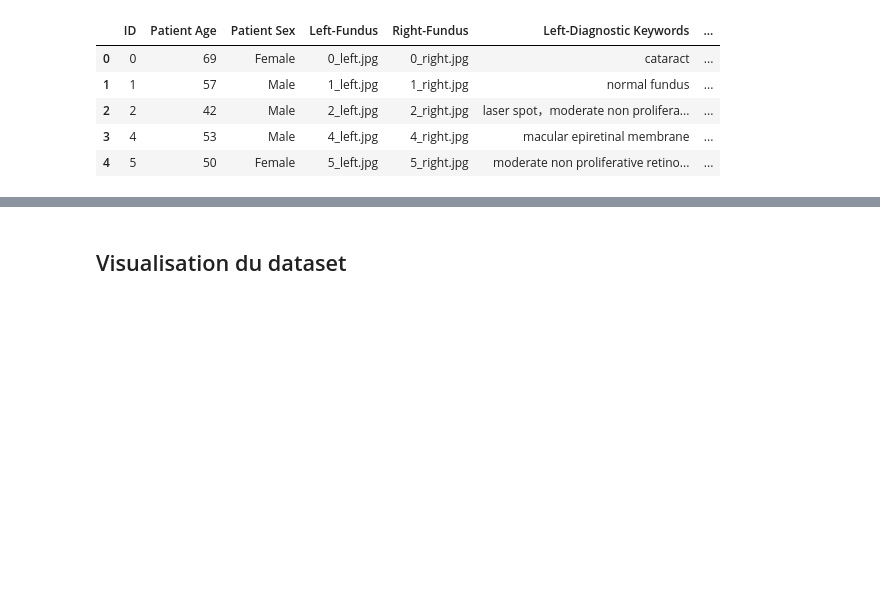
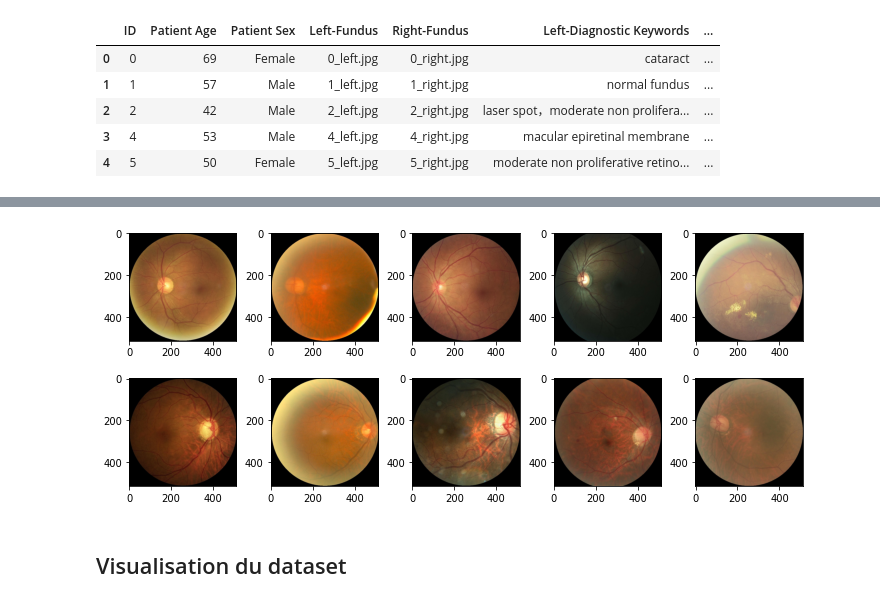
Before and after one commit to adblackx/ODR, a Jupyter notebook: Visualisation.ipynb, the cells around one changed output, grey strips where cells are left out. Drawn from its saved outputs; the diff is of its cells as text; code cells hidden in the pictures; blank space fills up the shorter version.

```diff
--- a/Visualisation.ipynb
+++ b/Visualisation.ipynb
@@ -77,3 +79,19 @@ afficheNYeux(10, 10, processed_img_dir)
+# %%
+def afficheNYeux(n, size, dir):
+    plt.rcParams["axes.grid"] = False
+    fig = plt.figure(figsize=(size,size))
+
+    for i in range(n):
+        random_file = rand.choice(os.listdir(dir))
+        img = mpimg.imread(os.path.join(dir, random_file))
+        plt.subplot(int(n/2), 5, i+1) #5 colonnes max
+        plt.imshow(img)
+    plt.tight_layout()
+    plt.show()
+
+afficheNYeux(10, 10, processed_img_dir)
+# %% [output]
+[figure, added]
 # %% [markdown]
 <h2> Visualisation du dataset </h2>
 # %%
```
Also changed, not shown: parts of 2 cells of this notebook.
